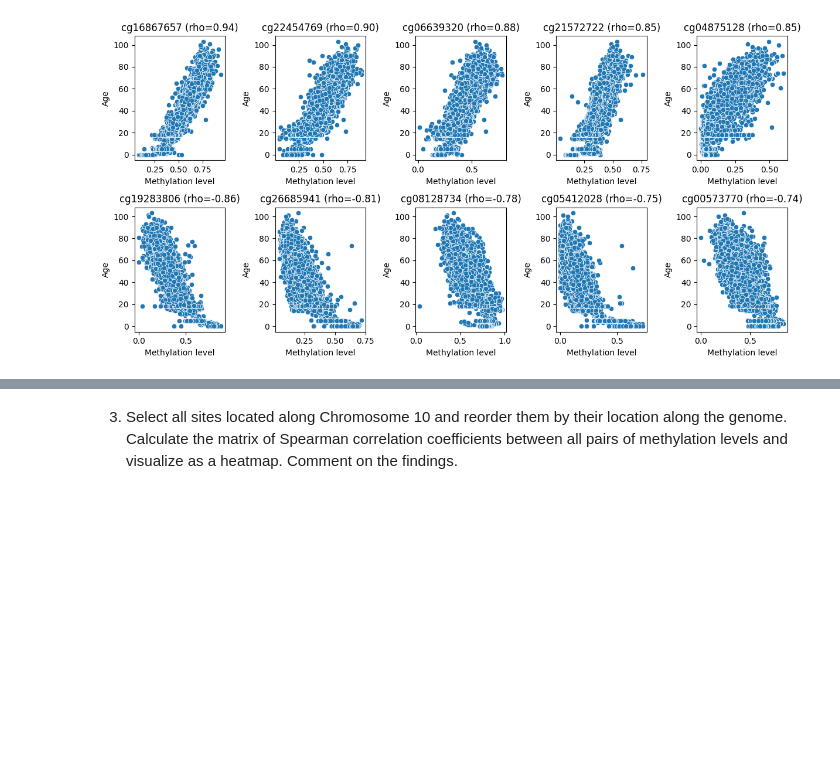
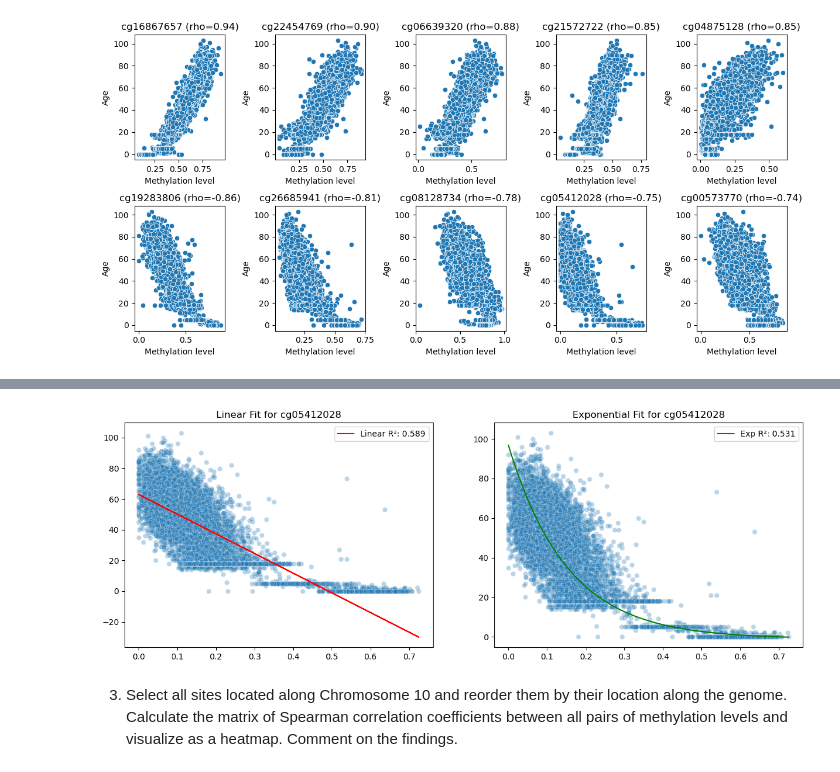
Before and after one commit to OvadiaOmer3/AdvTopicsML4CompBio, a Jupyter notebook: HW1/Homework_1.ipynb, the cells around one changed output, grey strips where cells are left out. Drawn from its saved outputs; the diff is of its cells as text; code cells hidden in the pictures; blank space fills up the shorter version.

```diff
--- a/HW1/Homework_1.ipynb
+++ b/HW1/Homework_1.ipynb
@@ -176,3 +151,40 @@ As expected the 5 most-positively and negatively correlated sites exhibit clear
+# %%
+# comparing linear vs exponential fit for one of the top negatively correlated sites:
+from sklearn.linear_model import LinearRegression
+from sklearn.metrics import r2_score
+from sklearn.impute import SimpleImputer
+
+site_to_test = top_negative_sites[3]
+X = full_table[[site_to_test]].values
+y = age.values
+
+imputer = SimpleImputer(strategy='mean')
+X = imputer.fit_transform(X)
+
+# 1. Linear Model: y = ax + b
+lin_reg = LinearRegression().fit(X, y)
+y_pred_lin = lin_reg.predict(X)
+r2_lin = r2_score(y, y_pred_lin)
+
+# 2. "Exponential" Model: log(y) = ax + b
+y_log = np.log(y + 1)
+log_reg = LinearRegression().fit(X, y_log)
+y_pred_log = np.exp(log_reg.predict(X)) - 1
+r2_exp = r2_score(y, y_pred_log)
+
+fig, axes = plt.subplots(1, 2, figsize=(15, 5))
+sns.scatterplot(x=X.flatten(), y=y, ax=axes[0], alpha=0.3)
+axes[0].plot(X, y_pred_lin, color='red', label=f'Linear R²: {r2_lin:.3f}')
+axes[0].set_title(f"Linear Fit for {site_to_test}")
+axes[0].legend()
+sns.scatterplot(x=X.flatten(), y=y, ax=axes[1], alpha=0.3)
+sorted_idx = np.argsort(X.flatten())
+axes[1].plot(X[sorted_idx], y_pred_log[sorted_idx], color='green', label=f'Exp R²: {r2_exp:.3f}')
+axes[1].set_title(f"Exponential Fit for {site_to_test}")
+axes[1].legend()
+plt.show()
+# %% [output]
+[figure, added]
 # %% [markdown]
 3.	Select all sites located along Chromosome 10 and reorder them by their location along the genome. Calculate the matrix of Spearman correlation coefficients between all pairs of methylation levels and visualize as a heatmap. Comment on the findings.
 # %%
```
Also changed, not shown: parts of 32 cells of this notebook.
